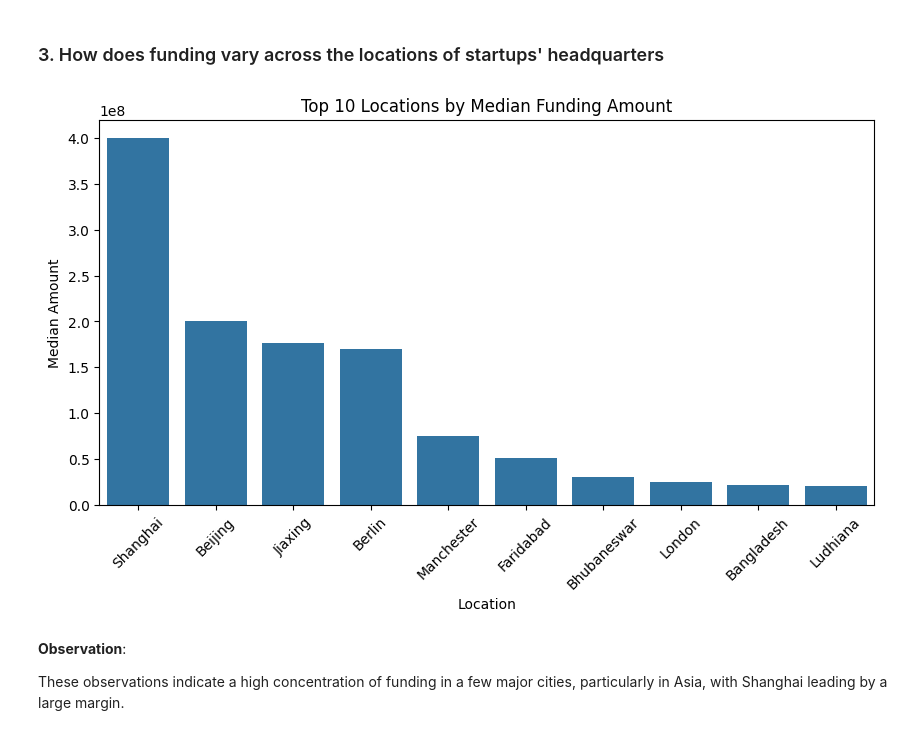
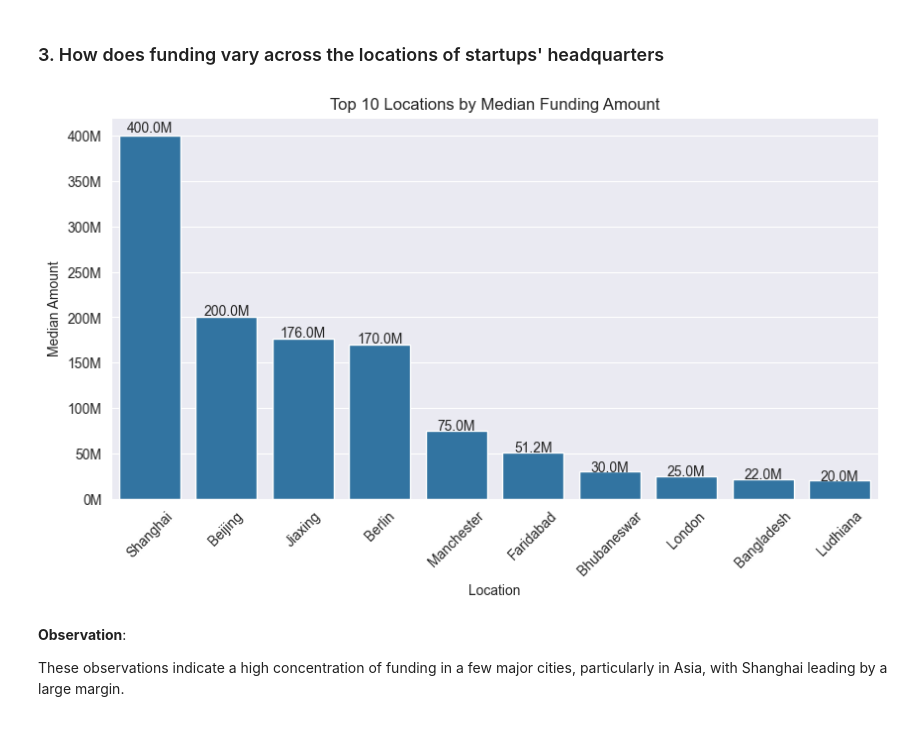
Before and after one commit to edadso/Exploring-Opportunities-in-the-Indian-Startup-Ecosystem, a Jupyter notebook: project_code.ipynb, the cells around one changed output. Cells and saved outputs as stored; diff of their text form; code cells hidden in the pictures.

```diff
--- a/project_code.ipynb
+++ b/project_code.ipynb
@@ -1399,0 +1386,28 @@ plt.show()
+# %%
+plot = df_combined.groupby("year_funded")["amount"].sum()
+df_plot = pd.DataFrame(plot).reset_index()
+
+# set style
+sns.set_style("darkgrid")
+
+# Plot line plot with seaborn
+plt.figure(figsize = (10, 5))
+ax = sns.lineplot(data=df_plot, x="year_funded", y="amount", marker="o")
+
+plt.title("Funding Trend Over the Years")
+plt.xlabel("Funding Year")
+plt.ylabel("Total Amount ($ Billion)")
+
+# Configure the x-axis to display major ticks at yearly intervals
+ax.xaxis.set_major_locator(YearLocator())
+# Format the y-axis labels to display values in billions of dollars with a 'B' suffix
+ax.yaxis.set_major_formatter(FuncFormatter(lambda x, _: f"{int(x / 1e9)}B"))
+
+# Adding labels to the points
+for i, row in df_plot.iterrows():
+    year = row["year_funded"]
+    y_value = row["amount"]
+    label_text = f"{y_value / 1e9:.1f}B" if not pd.isna(y_value) else "N/A"
+    plt.text(year, y_value, label_text, ha="right", va="bottom", color="black", fontsize=10)
+
+plt.show()
@@ -1517,19 +1593,30 @@ taking a significant value of 0.05
 # %%
 plot = df_combined.groupby(by = "headquarter")["amount"].median().sort_values(ascending = False)[:10]
 df_plot = pd.DataFrame(plot)
 df_plot.reset_index(inplace = True)
 
 # Set figure size
-plt.figure(figsize = (10, 5))
+fig, ax = plt.subplots(figsize=(10, 5))
 # Plot barplot
-sns.barplot(data = df_plot, x = "headquarter", y = "amount")
+ax = sns.barplot(data = df_plot, x = "headquarter", y = "amount")
+
+# Add data point to corresponding bars
+for i, bar in enumerate(plt.gca().patches):
+    height = bar.get_height()
+    width = bar.get_width()
+    x, y = bar.get_xy()
+    plt.annotate(f"{int(height)/1e6:.1f}M", (x + width/2, y + height*1.01), ha = "center")
+
+# Format the y-axis labels to display values in billions of dollars with a 'B' suffix
+ax.yaxis.set_major_formatter(FuncFormatter(lambda x, _: f"{int(x / 1e6)}M"))
+
 plt.xticks(rotation=45)
 plt.title("Top 10 Locations by Median Funding Amount")
 plt.xlabel("Location")
 plt.ylabel("Median Amount")
 plt.show()
 # %% [output]
-[figure, old version]
+[figure, new version]
 # %% [markdown]
 **Observation**:
 
```
Also changed, not shown: parts of 23 cells of this notebook.
